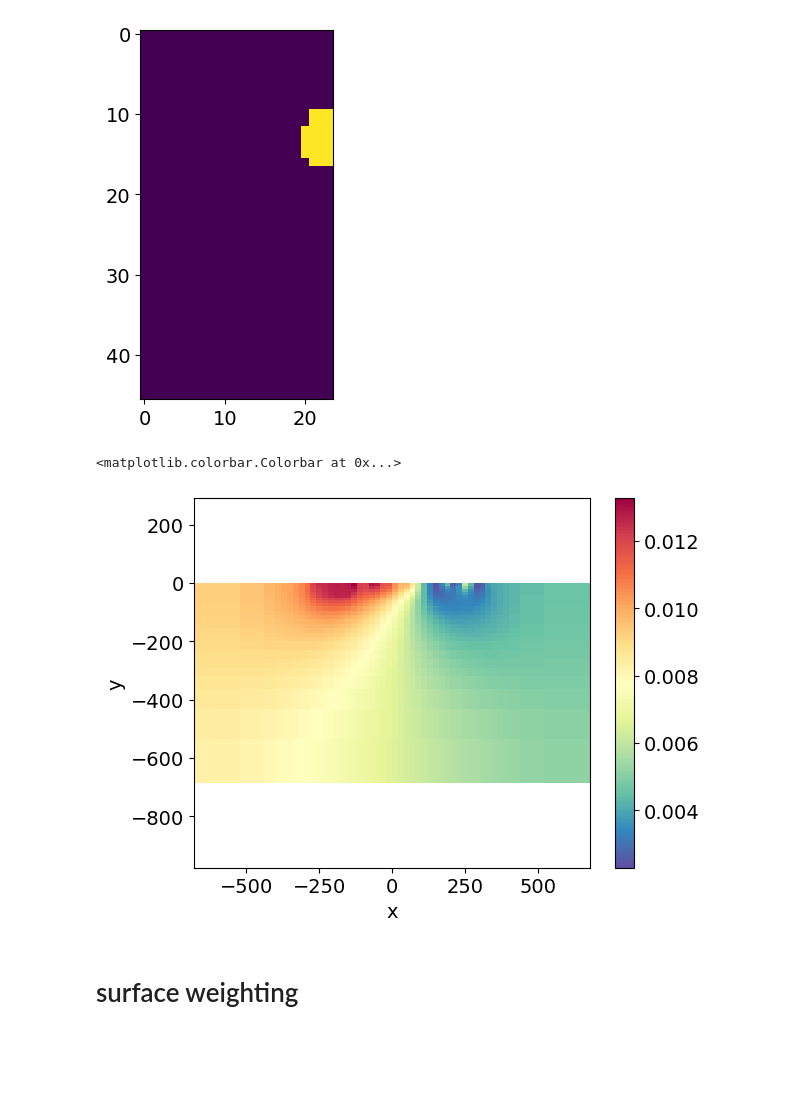
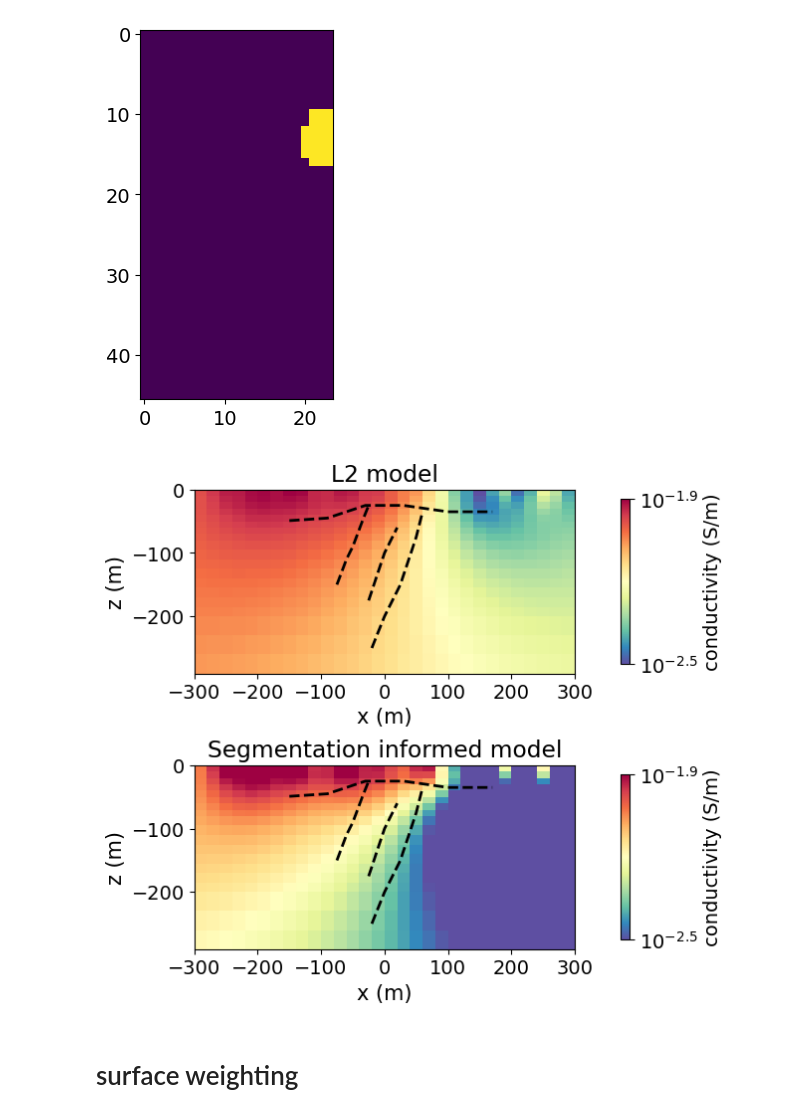
Before and after one commit to JKutt/transformers_segmentation, a Jupyter notebook: geological_segmentation/10-mcdermont_segmentation_experiment.ipynb, the cells around one changed output. Drawn from its saved outputs; the diff is of its cells as text; code cells hidden in the pictures; blank space fills up the shorter version.

```diff
--- a/geological_segmentation/10-mcdermont_segmentation_experiment.ipynb
+++ b/geological_segmentation/10-mcdermont_segmentation_experiment.ipynb
@@ -72,14 +57,66 @@ for mask in masks_iter_2:
 [figure]
 [figure]
 [figure]
-# %%
-mcd_model =  np.exp(np.load(r"/home/juanito/git/jresearch/geological_segmentation/mcd_iterations/model_14.npy"))
-dd = mesh.plot_image(mcd_model, pcolor_opts={"cmap": "Spectral_r"})
-plt.axis('equal')
-plt.colorbar(dd[0])
-# %% [output]
-<matplotlib.colorbar.Colorbar at 0x...>
-[figure, removed]
+# %%
+fig, ax = plt.subplots(2, 1, figsize=(12, 6))
+upper_clay = np.array([[-150, -90, -30, 30, 100, 170],
+              [-49, -45, -25, -25, -35, -35]])
+unit_west = np.array([[-75, -60, -50, -35, -25],
+              [-150, -110, -90, -50, -25]])
+
+unit_center = np.array([[-25, 0, 20],
+              [-175, -100, -60]])
+
+unit_east = np.array([[-20, 0, 25, 50, 60],
+              [-250, -200, -150, -75, -35]])
+
+xmin, xmax = -300., 300.
+ymin, ymax = -300., 0.
+zmin, zmax = 0, 0
+xyzlim = np.r_[[[xmin, xmax], [ymin, ymax]]]
+from SimPEG import utils
+actcore,  meshCore = utils.mesh_utils.extract_core_mesh(xyzlim, mesh)
+
+# mcd_model =  discretize.TensorMesh.read_model_UBC(mesh, r"/home/juanito/Documents/projects/mcD/dflt/dcinv2d.con")
+mcd_model =  np.exp(np.load(r"/home/juanito/Documents/git/jresearch/geological_segmentation/mcd_iterations/model_24.npy"))
+mcd_model2 =  np.exp(np.load(r"/home/juanito/Dropbox/JohnLindsey/geoseg/mcd_iterations/model_8.npy"))
+conductivity_model_log10_true = np.log10(np.exp(np.log(mcd_model2)))
+clim = [conductivity_model_log10_true.min(), conductivity_model_log10_true.max()]
+d = meshCore.plotImage(conductivity_model_log10_true[actcore], clim=clim, ax=ax[0], pcolorOpts={'cmap':"Spectral_r"})
+plt.colorbar(d[0], cmap='Spectral_r', label=r'conductivity (S/m)', ticks=[clim[0],clim[1]], format="$10^{%.1f}$", shrink=0.9).ax.tick_params(labelsize=14)
+conductivity_model_log10_geoseg = np.log10(np.exp(np.log(mcd_model)))
+d1 = meshCore.plotImage(conductivity_model_log10_geoseg[actcore], clim=clim, ax=ax[1], pcolorOpts={'cmap':"Spectral_r"})
+plt.colorbar(d1[0], cmap='Spectral_r', label=r'conductivity (S/m)', ticks=[clim[0],clim[1]], format="$10^{%.1f}$", shrink=0.9).ax.tick_params(labelsize=14)
+
+# dd = mesh.plot_image(np.log(1 / mcd_model), ax=ax[0], clim=clim, pcolor_opts={"cmap": "Spectral"})
+# dd1 = mesh.plot_image(np.log(1 / mcd_model2), ax=ax[1], clim=clim, pcolor_opts={"cmap": "Spectral"})
+ax[0].plot(upper_clay[0, :], upper_clay[1, :], 'k--', lw=2, label="minerlized zone")
+ax[0].plot(unit_west[0, :], unit_west[1, :], 'k--', lw=2)
+ax[0].plot(unit_center[0, :], unit_center[1, :], 'k--', lw=2)
+ax[0].plot(unit_east[0, :], unit_east[1, :], 'k--', lw=2)
+ax[1].plot(upper_clay[0, :], upper_clay[1, :], 'k--', lw=2, label="minerlized zone")
+ax[1].plot(unit_west[0, :], unit_west[1, :], 'k--', lw=2)
+ax[1].plot(unit_center[0, :], unit_center[1, :], 'k--', lw=2)
+ax[1].plot(unit_east[0, :], unit_east[1, :], 'k--', lw=2)
+
+ax[0].set_title("L2 model")
+ax[1].set_title("Segmentation informed model")
+ax[0].set_aspect('equal')
+ax[1].set_aspect('equal')
+ax[0].set_xlabel('x (m)',fontsize=15)
+ax[0].set_ylabel('z (m)',fontsize=15)
+ax[1].set_xlabel('x (m)',fontsize=15)
+ax[1].set_ylabel('z (m)',fontsize=15)
+plt.subplots_adjust(hspace=0.5)
+# ax[0].legend(loc='lower right')
+# ax[1].legend(loc='lower right')
+# plt.axis('equal')
+# ax[0].set_xlim([-300, 300])
+# ax[0].set_ylim([-300, 50])
+# ax[1].set_xlim([-300, 300])
+# ax[1].set_ylim([-300, 50])
+# %% [output]
+[figure, added]
 # %% [markdown]
 # surface weighting
 # %%
```
Also changed, not shown: parts of 3 cells of this notebook, 1 other file.
